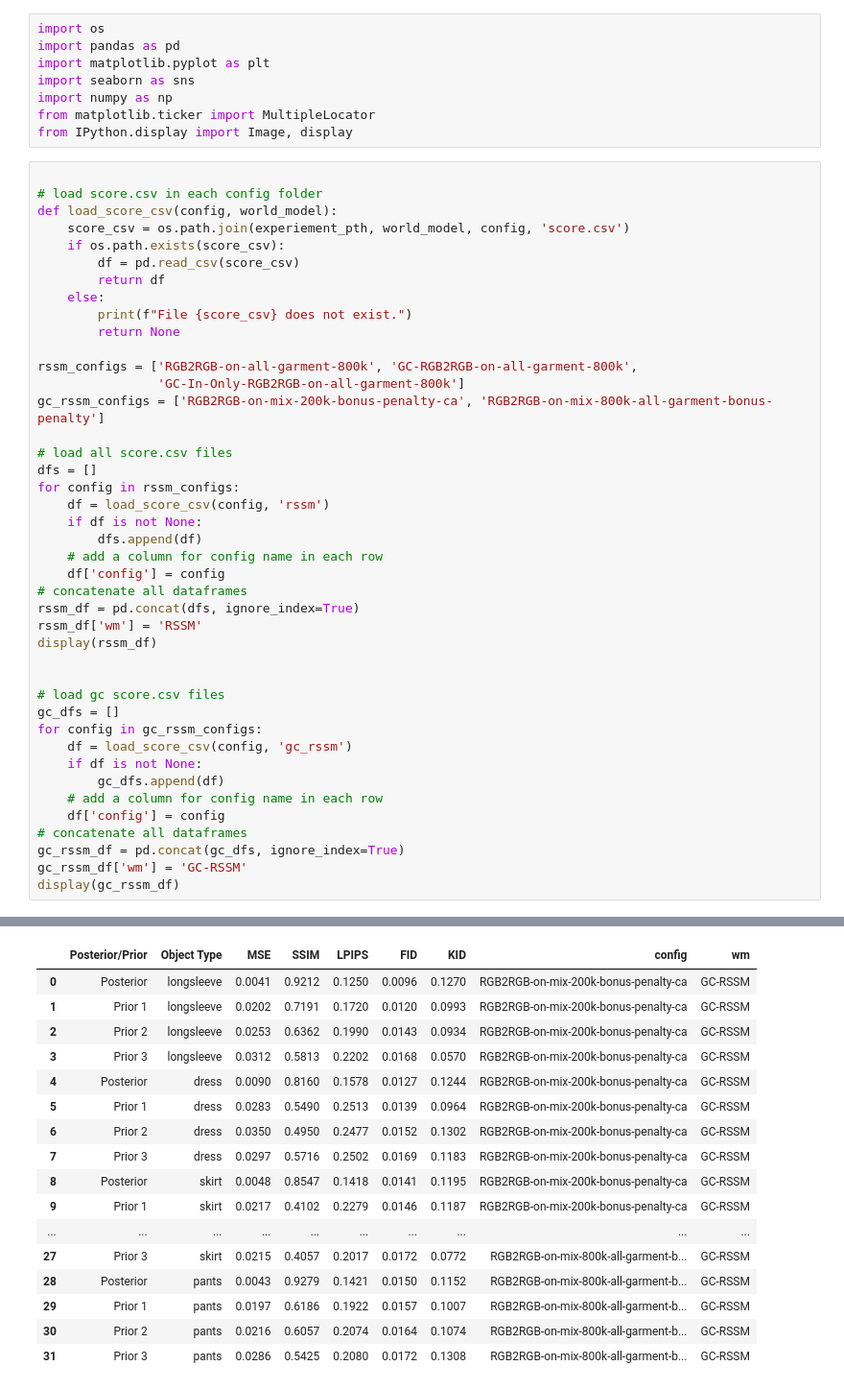
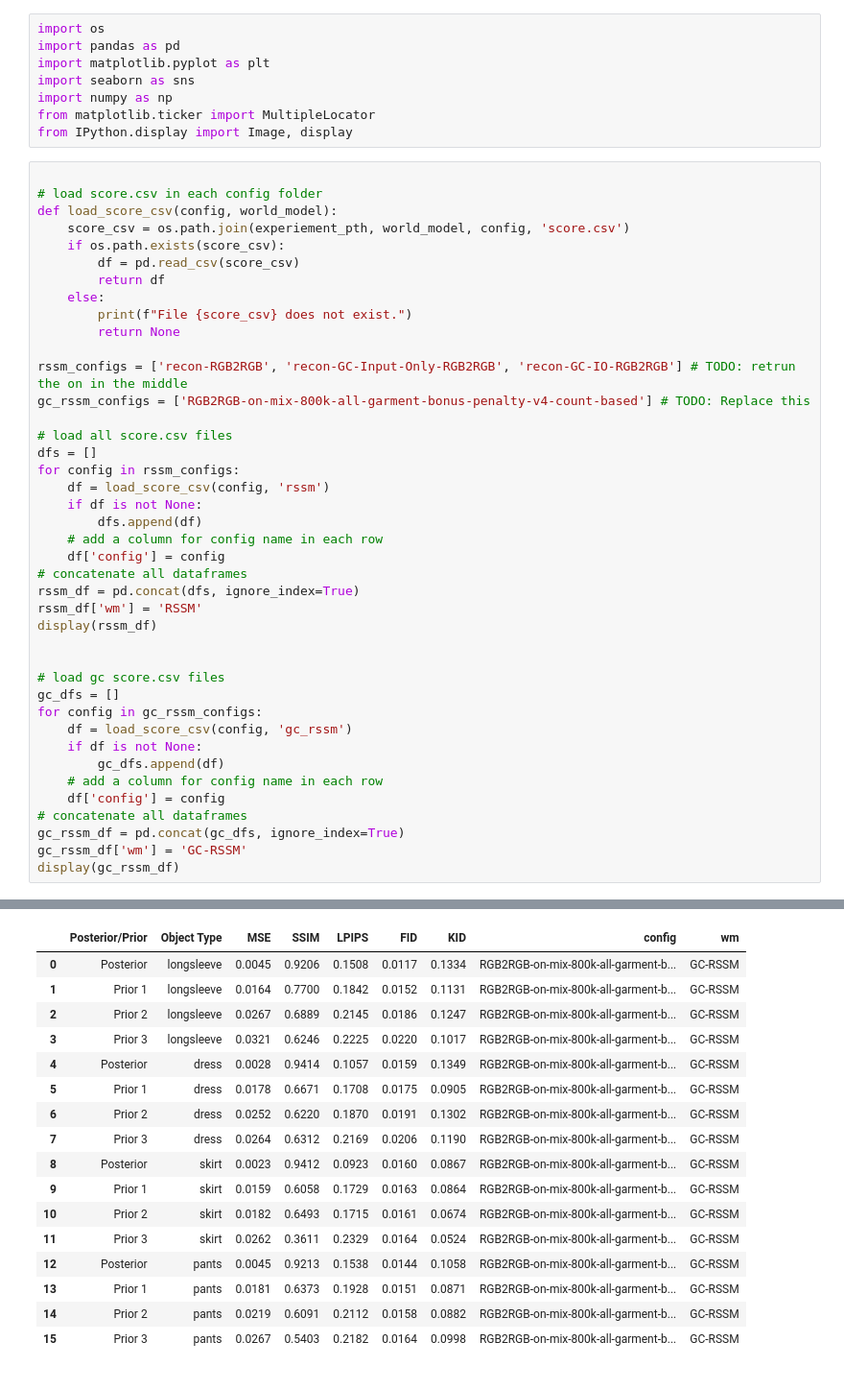
Before and after one commit to st-cortex-lab/LaGarNet, a Jupyter notebook: analysis/recon.ipynb, the cells around one changed output, grey strips where cells are left out. Shown at 96% size. Cells and saved outputs as stored; diff of their text form.

```diff
--- a/analysis/recon.ipynb
+++ b/analysis/recon.ipynb
@@ -21,9 +21,8 @@ def load_score_csv(config, world_model):
         print(f"File {score_csv} does not exist.")
         return None
 
-rssm_configs = ['RGB2RGB-on-all-garment-800k', 'GC-RGB2RGB-on-all-garment-800k',
-                'GC-In-Only-RGB2RGB-on-all-garment-800k']
-gc_rssm_configs = ['RGB2RGB-on-mix-200k-bonus-penalty-ca', 'RGB2RGB-on-mix-800k-all-garment-bonus-penalty']
+rssm_configs = ['recon-RGB2RGB', 'recon-GC-Input-Only-RGB2RGB', 'recon-GC-IO-RGB2RGB'] # TODO: retrun the on in the middle
+gc_rssm_configs = ['RGB2RGB-on-mix-800k-all-garment-bonus-penalty-v4-count-based'] # TODO: Replace this
 
 # load all score.csv files
 dfs = []
@@ -72,20 +71,20 @@ display(gc_rssm_df)
 |  | Posterior/Prior | Object Type | MSE | SSIM | LPIPS | FID | KID | config | wm |
-| 0 | Posterior | longsleeve | 0.0041 | 0.9212 | 0.1250 | 0.0096 | 0.1270 | RGB2RGB-on-mix-200k-bonus-penalty-ca | GC-RSSM |
-| 1 | Prior 1 | longsleeve | 0.0202 | 0.7191 | 0.1720 | 0.0120 | 0.0993 | RGB2RGB-on-mix-200k-bonus-penalty-ca | GC-RSSM |
-| 2 | Prior 2 | longsleeve | 0.0253 | 0.6362 | 0.1990 | 0.0143 | 0.0934 | RGB2RGB-on-mix-200k-bonus-penalty-ca | GC-RSSM |
-| 3 | Prior 3 | longsleeve | 0.0312 | 0.5813 | 0.2202 | 0.0168 | 0.0570 | RGB2RGB-on-mix-200k-bonus-penalty-ca | GC-RSSM |
-| 4 | Posterior | dress | 0.0090 | 0.8160 | 0.1578 | 0.0127 | 0.1244 | RGB2RGB-on-mix-200k-bonus-penalty-ca | GC-RSSM |
-| 5 | Prior 1 | dress | 0.0283 | 0.5490 | 0.2513 | 0.0139 | 0.0964 | RGB2RGB-on-mix-200k-bonus-penalty-ca | GC-RSSM |
-| 6 | Prior 2 | dress | 0.0350 | 0.4950 | 0.2477 | 0.0152 | 0.1302 | RGB2RGB-on-mix-200k-bonus-penalty-ca | GC-RSSM |
-| 7 | Prior 3 | dress | 0.0297 | 0.5716 | 0.2502 | 0.0169 | 0.1183 | RGB2RGB-on-mix-200k-bonus-penalty-ca | GC-RSSM |
-| 8 | Posterior | skirt | 0.0048 | 0.8547 | 0.1418 | 0.0141 | 0.1195 | RGB2RGB-on-mix-200k-bonus-penalty-ca | GC-RSSM |
-| 9 | Prior 1 | skirt | 0.0217 | 0.4102 | 0.2279 | 0.0146 | 0.1187 | RGB2RGB-on-mix-200k-bonus-penalty-ca | GC-RSSM |
-| ... | ... | ... | ... | ... | ... | ... | ... | ... | ... |
-| 27 | Prior 3 | skirt | 0.0215 | 0.4057 | 0.2017 | 0.0172 | 0.0772 | RGB2RGB-on-mix-800k-all-garment-b... | GC-RSSM |
-| 28 | Posterior | pants | 0.0043 | 0.9279 | 0.1421 | 0.0150 | 0.1152 | RGB2RGB-on-mix-800k-all-garment-b... | GC-RSSM |
-| 29 | Prior 1 | pants | 0.0197 | 0.6186 | 0.1922 | 0.0157 | 0.1007 | RGB2RGB-on-mix-800k-all-garment-b... | GC-RSSM |
-| 30 | Prior 2 | pants | 0.0216 | 0.6057 | 0.2074 | 0.0164 | 0.1074 | RGB2RGB-on-mix-800k-all-garment-b... | GC-RSSM |
-| 31 | Prior 3 | pants | 0.0286 | 0.5425 | 0.2080 | 0.0172 | 0.1308 | RGB2RGB-on-mix-800k-all-garment-b... | GC-RSSM |
+| 0 | Posterior | longsleeve | 0.0045 | 0.9206 | 0.1508 | 0.0117 | 0.1334 | RGB2RGB-on-mix-800k-all-garment-b... | GC-RSSM |
+| 1 | Prior 1 | longsleeve | 0.0164 | 0.7700 | 0.1842 | 0.0152 | 0.1131 | RGB2RGB-on-mix-800k-all-garment-b... | GC-RSSM |
+| 2 | Prior 2 | longsleeve | 0.0267 | 0.6889 | 0.2145 | 0.0186 | 0.1247 | RGB2RGB-on-mix-800k-all-garment-b... | GC-RSSM |
+| 3 | Prior 3 | longsleeve | 0.0321 | 0.6246 | 0.2225 | 0.0220 | 0.1017 | RGB2RGB-on-mix-800k-all-garment-b... | GC-RSSM |
+| 4 | Posterior | dress | 0.0028 | 0.9414 | 0.1057 | 0.0159 | 0.1349 | RGB2RGB-on-mix-800k-all-garment-b... | GC-RSSM |
+| 5 | Prior 1 | dress | 0.0178 | 0.6671 | 0.1708 | 0.0175 | 0.0905 | RGB2RGB-on-mix-800k-all-garment-b... | GC-RSSM |
+| 6 | Prior 2 | dress | 0.0252 | 0.6220 | 0.1870 | 0.0191 | 0.1302 | RGB2RGB-on-mix-800k-all-garment-b... | GC-RSSM |
+| 7 | Prior 3 | dress | 0.0264 | 0.6312 | 0.2169 | 0.0206 | 0.1190 | RGB2RGB-on-mix-800k-all-garment-b... | GC-RSSM |
+| 8 | Posterior | skirt | 0.0023 | 0.9412 | 0.0923 | 0.0160 | 0.0867 | RGB2RGB-on-mix-800k-all-garment-b... | GC-RSSM |
+| 9 | Prior 1 | skirt | 0.0159 | 0.6058 | 0.1729 | 0.0163 | 0.0864 | RGB2RGB-on-mix-800k-all-garment-b... | GC-RSSM |
+| 10 | Prior 2 | skirt | 0.0182 | 0.6493 | 0.1715 | 0.0161 | 0.0674 | RGB2RGB-on-mix-800k-all-garment-b... | GC-RSSM |
+| 11 | Prior 3 | skirt | 0.0262 | 0.3611 | 0.2329 | 0.0164 | 0.0524 | RGB2RGB-on-mix-800k-all-garment-b... | GC-RSSM |
+| 12 | Posterior | pants | 0.0045 | 0.9213 | 0.1538 | 0.0144 | 0.1058 | RGB2RGB-on-mix-800k-all-garment-b... | GC-RSSM |
+| 13 | Prior 1 | pants | 0.0181 | 0.6373 | 0.1928 | 0.0151 | 0.0871 | RGB2RGB-on-mix-800k-all-garment-b... | GC-RSSM |
+| 14 | Prior 2 | pants | 0.0219 | 0.6091 | 0.2112 | 0.0158 | 0.0882 | RGB2RGB-on-mix-800k-all-garment-b... | GC-RSSM |
+| 15 | Prior 3 | pants | 0.0267 | 0.5403 | 0.2182 | 0.0164 | 0.0998 | RGB2RGB-on-mix-800k-all-garment-b... | GC-RSSM |
 # %%
 ## make a plot for each metrics, where the x-axis is the config and y-axis is the metrics, hue is the object; use seaborn
 plot_df_ = pd.concat([rssm_df, gc_rssm_df], ignore_index=True)
```
Also changed, not shown: parts of 4 cells of this notebook, 7 other files.
